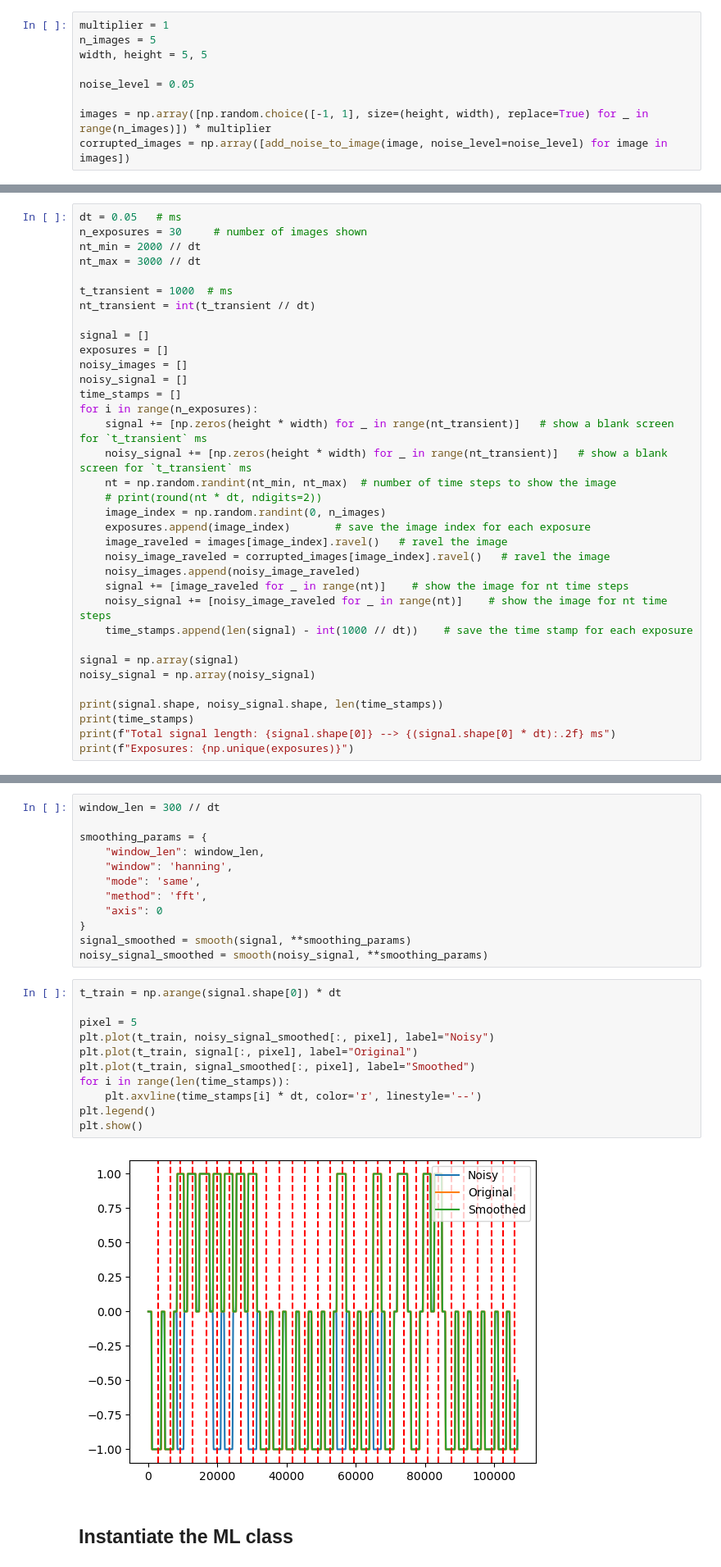
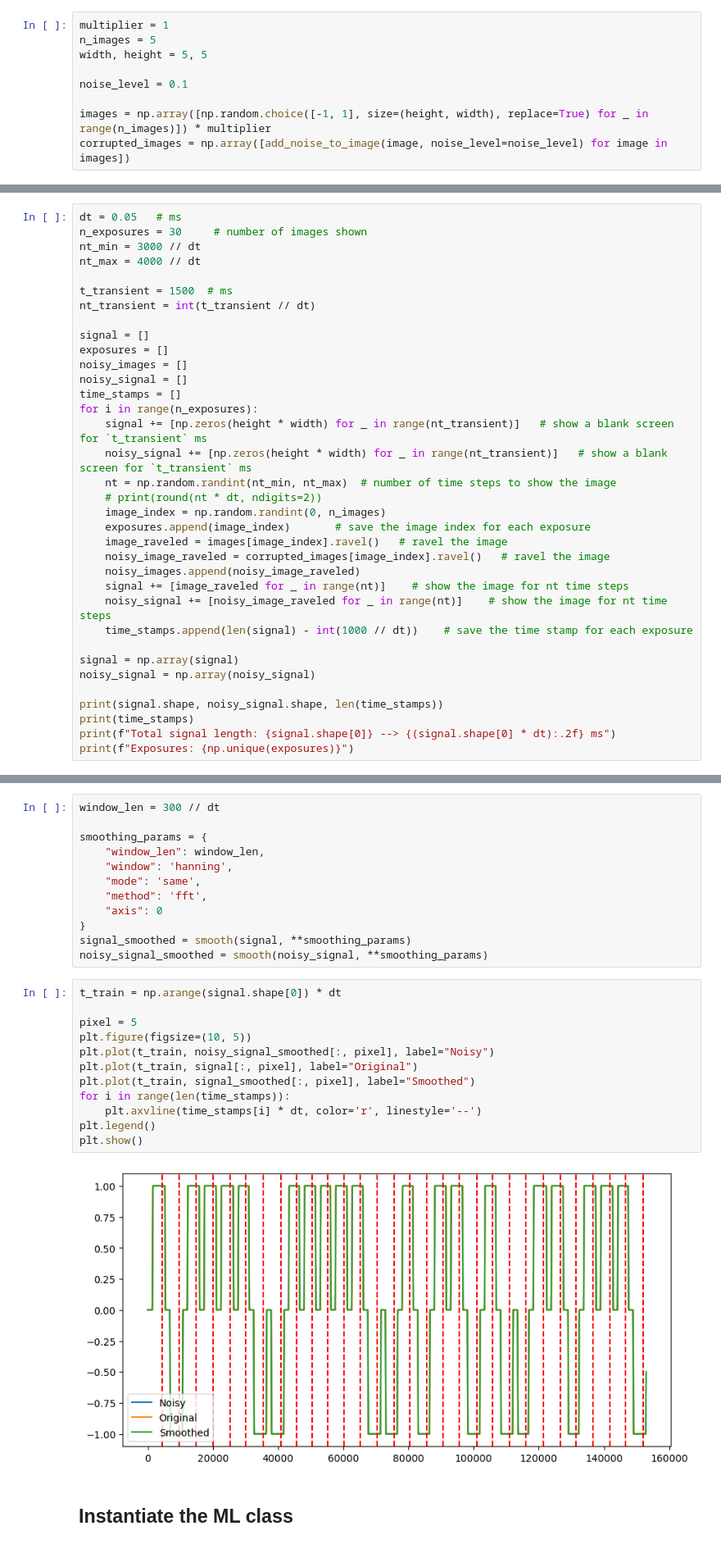
Before and after one commit to themahani/ml_force_research, a Jupyter notebook: morris_lecar/memory_task_with_training.ipynb, the cells around one changed output, grey strips where cells are left out. Shown at 82% size. Saved outputs shown, nothing was run; the diff lists cells and outputs as text.

```diff
--- a/morris_lecar/memory_task_with_training.ipynb
+++ b/morris_lecar/memory_task_with_training.ipynb
@@ -71,7 +71,7 @@ multiplier = 1
 n_images = 5
 width, height = 5, 5
 
-noise_level = 0.05
+noise_level = 0.1
 
 images = np.array([np.random.choice([-1, 1], size=(height, width), replace=True) for _ in range(n_images)]) * multiplier
 corrupted_images = np.array([add_noise_to_image(image, noise_level=noise_level) for image in images])
@@ -120,10 +120,10 @@ plt.show()
 # %%
 dt = 0.05   # ms
 n_exposures = 30     # number of images shown
-nt_min = 2000 // dt
-nt_max = 3000 // dt
+nt_min = 3000 // dt
+nt_max = 4000 // dt
 
-t_transient = 1000  # ms
+t_transient = 1500  # ms
 nt_transient = int(t_transient // dt)
 
 signal = []
@@ -172,16 +172,17 @@ noisy_signal_smoothed = smooth(noisy_signal, **smoothing_params)
 # %%
 t_train = np.arange(signal.shape[0]) * dt
 
 pixel = 5
+plt.figure(figsize=(10, 5))
 plt.plot(t_train, noisy_signal_smoothed[:, pixel], label="Noisy")
 plt.plot(t_train, signal[:, pixel], label="Original")
 plt.plot(t_train, signal_smoothed[:, pixel], label="Smoothed")
 for i in range(len(time_stamps)):
     plt.axvline(time_stamps[i] * dt, color='r', linestyle='--')
 plt.legend()
 plt.show()
 # %% [output]
-[figure, old version]
+[figure, new version]
 # %% [markdown]
 ## Instantiate the ML class
 # %%
```
Also changed, not shown: parts of 21 cells of this notebook, 20 other files.
